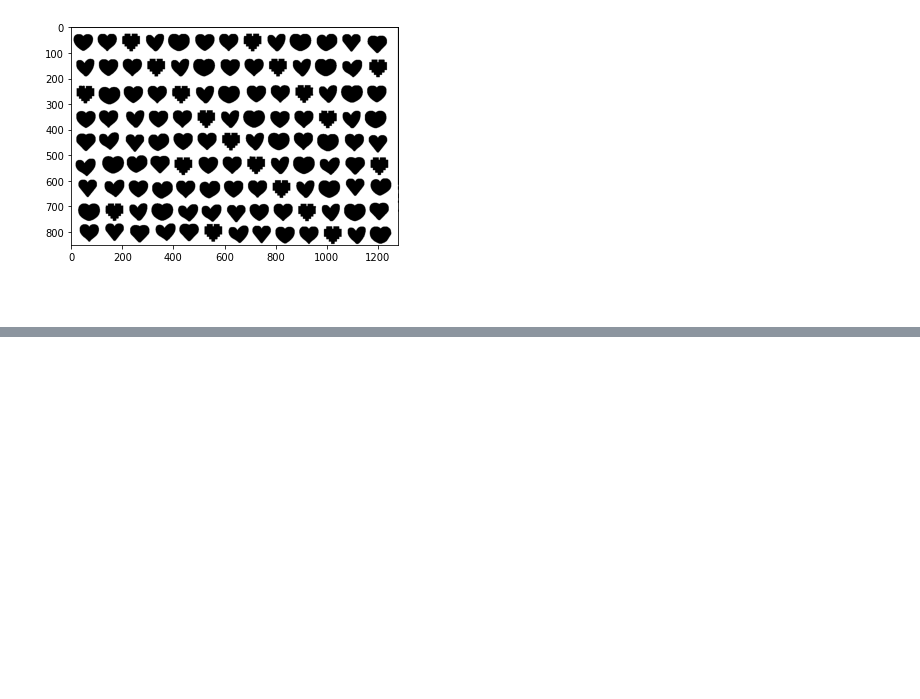
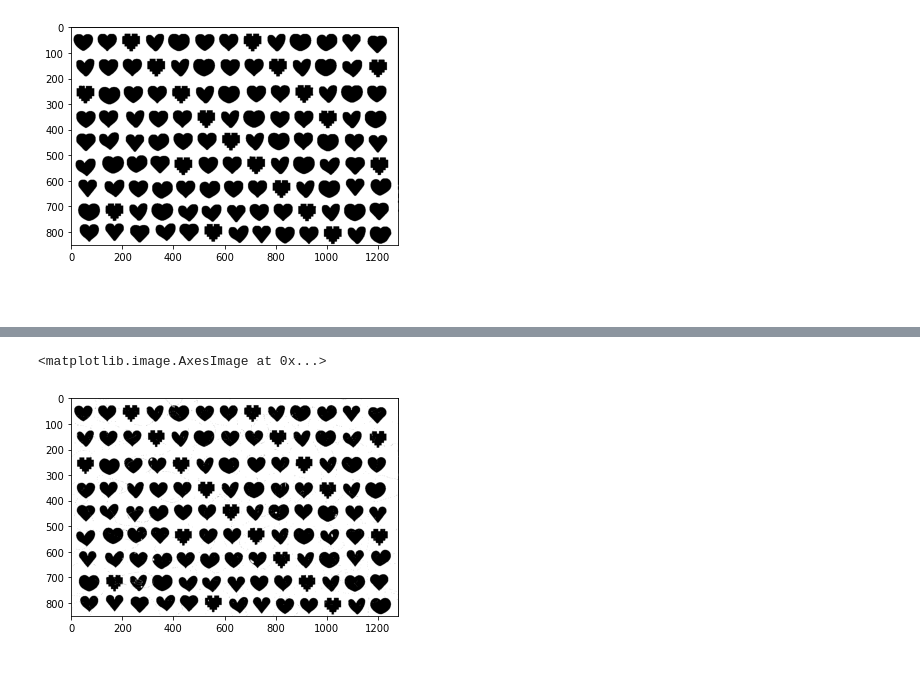
Before and after one commit to AnastasiiaKarliuk/CV, a Jupyter notebook: Hw_1.ipynb, the cells around one changed output, grey strips where cells are left out. Saved outputs shown, nothing was run; the diff lists cells and outputs as text; code cells hidden in the pictures; blank space fills up the shorter version.

```diff
--- a/Hw_1.ipynb
+++ b/Hw_1.ipynb
@@ -67,3 +63,13 @@ img.shape
+# %%
+img_bin = np.where((img<80) | ((110<img) & (img<145)), 0, 255)
+new_img = np.uint8(img_bin)
+
+img_new = cv2.dilate(img_new, np.ones((7, 7), np.uint8), iterations=2)
+img_new = cv2.erode(img_new, np.ones((11, 11), np.uint8), iterations=2)
+plt.imshow(new_img, cmap='gray')
+# %% [output]
+<matplotlib.image.AxesImage at 0x...>
+[figure, added]
 # %% [markdown]
 #
 # %%
```
Also changed, not shown: parts of 12 cells of this notebook.
